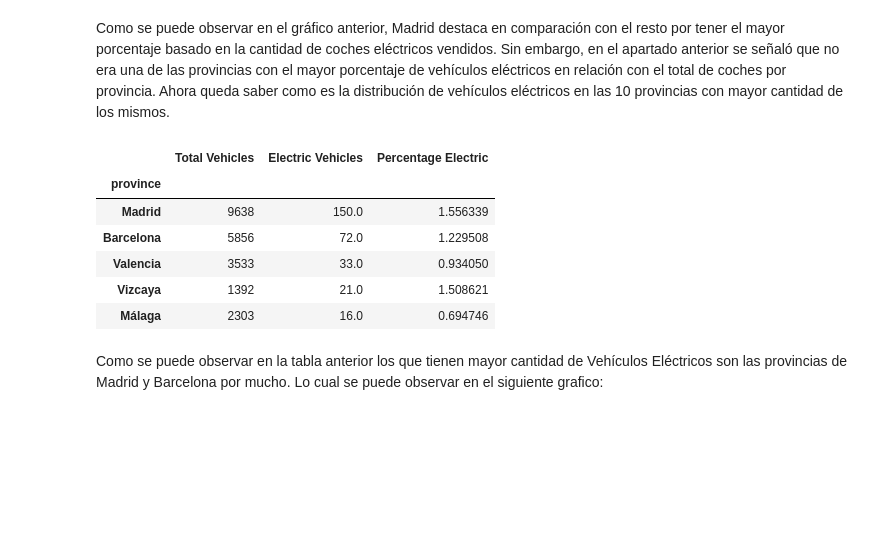
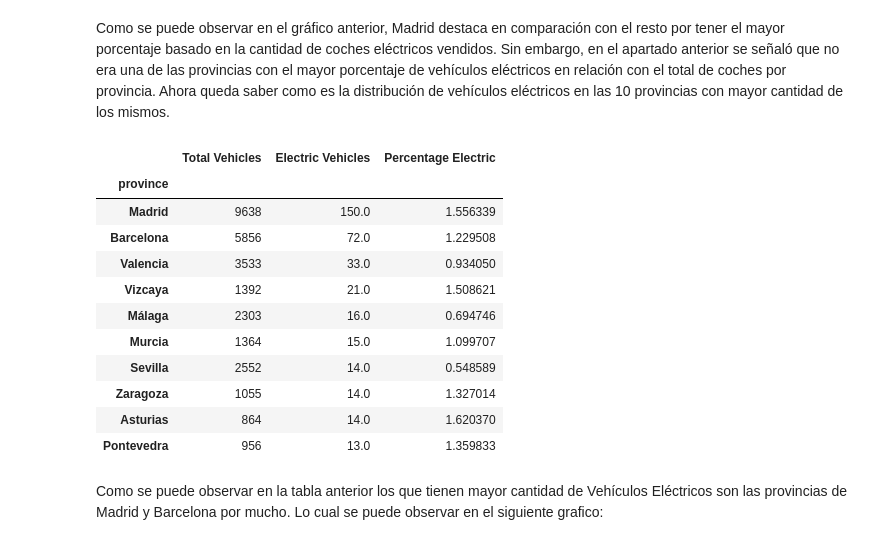
Before and after one commit to S14vcGt/Neocortex-project, a Jupyter notebook: Proyecto.ipynb, the cells around one changed output. Saved outputs shown, nothing was run; the diff lists cells and outputs as text; code cells hidden in the pictures; blank space fills up the shorter version.

```diff
--- a/Proyecto.ipynb
+++ b/Proyecto.ipynb
@@ -151,15 +166,20 @@ Como se puede observar en el gráfico anterior, Madrid destaca en comparación c
 # %%
 # Top 10 Provincias con mayor cantidad de Vehículos Eléctricos
 top_provinces2 = province_analysis.sort_values('Electric Vehicles', ascending=False).head(10)
-top_provinces2.head()
+top_provinces2
 # %% [output]
 |  | Total Vehicles | Electric Vehicles | Percentage Electric |
 | province |  |  |  |
 | Madrid | 9638 | 150.0 | 1.556339 |
 | Barcelona | 5856 | 72.0 | 1.229508 |
 | Valencia | 3533 | 33.0 | 0.934050 |
 | Vizcaya | 1392 | 21.0 | 1.508621 |
 | Málaga | 2303 | 16.0 | 0.694746 |
+| Murcia | 1364 | 15.0 | 1.099707 |
+| Sevilla | 2552 | 14.0 | 0.548589 |
+| Zaragoza | 1055 | 14.0 | 1.327014 |
+| Asturias | 864 | 14.0 | 1.620370 |
+| Pontevedra | 956 | 13.0 | 1.359833 |
 # %% [markdown]
 Como se puede observar en la tabla anterior los que tienen mayor cantidad de Vehículos Eléctricos  son las provincias de Madrid y Barcelona por mucho. Lo cual se puede observar en el siguiente grafico:
 # %%
```
Also changed, not shown: parts of 14 cells of this notebook.
